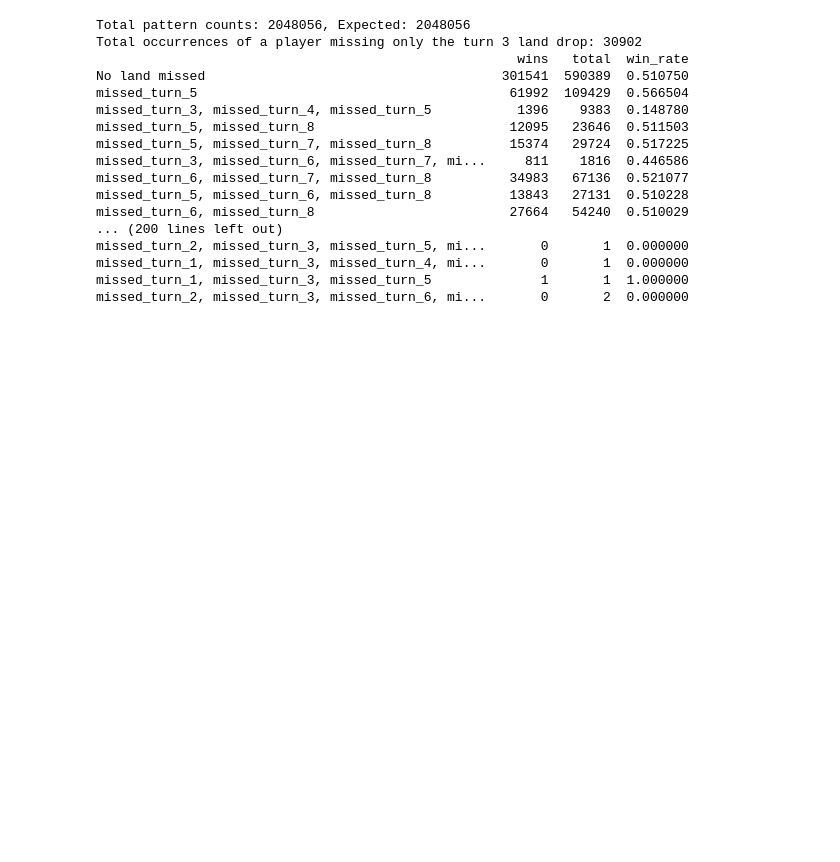
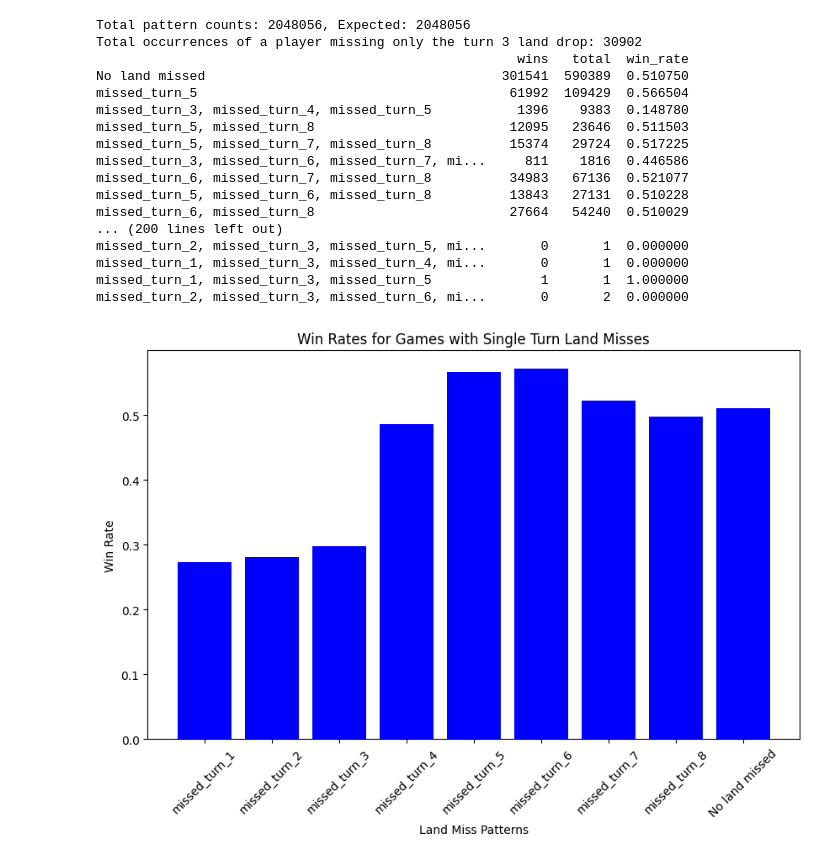
Before and after one commit to dclasky/GameTurnAnalysis, a Jupyter notebook: Part 2_Turn Specific Land Drops/Turn Specific Land Drops.ipynb, the cells around one changed output. Cells and saved outputs as stored; diff of their text form; code cells hidden in the pictures; blank space fills up the shorter version.

Commit message:
graphs

```diff
--- a/Part 2_Turn Specific Land Drops/Turn Specific Land Drops.ipynb
+++ b/Part 2_Turn Specific Land Drops/Turn Specific Land Drops.ipynb
@@ -86,3 +86,24 @@ missed_turn_2, missed_turn_3, missed_turn_5, mi...       0       1  0.000000
 missed_turn_1, missed_turn_3, missed_turn_4, mi...       0       1  0.000000
 missed_turn_1, missed_turn_3, missed_turn_5              1       1  1.000000
 missed_turn_2, missed_turn_3, missed_turn_6, mi...       0       2  0.000000
+# %%
+import matplotlib.pyplot as plt
+
+# Define the specific patterns in the desired order
+ordered_patterns = [f'missed_turn_{i}' for i in range(1, 9)] + ['No land missed']
+
+# Filter and reorder the DataFrame to match the ordered patterns
+filtered_ordered_results_df = results_df.loc[ordered_patterns]
+
+# Plotting
+plt.figure(figsize=(10, 6))  # Adjust the figure size as needed
+plt.bar(filtered_ordered_results_df.index, filtered_ordered_results_df['win_rate'], color='blue')
+plt.xlabel('Land Miss Patterns')
+plt.ylabel('Win Rate')
+plt.title('Win Rates for Games with Single Turn Land Misses')
+plt.xticks(rotation=45)  # Rotate labels for better readability
+
+# Show the plot
+plt.show()
+# %% [output]
+[figure, added]
```
Also changed, not shown: parts of 1 cell of this notebook, 1 other file.
